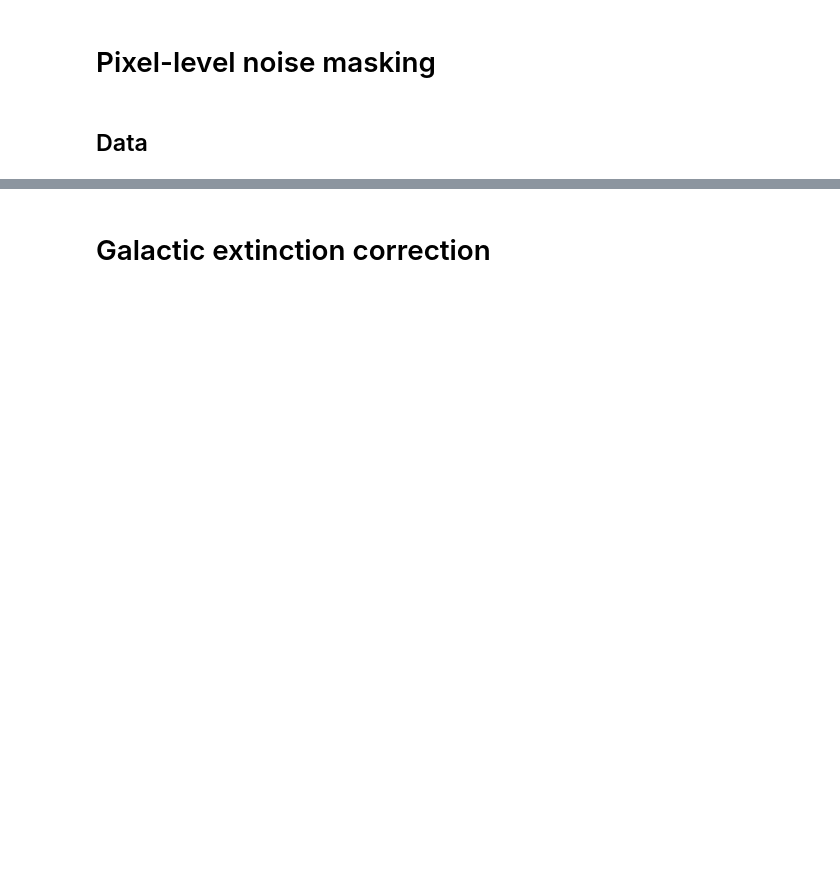
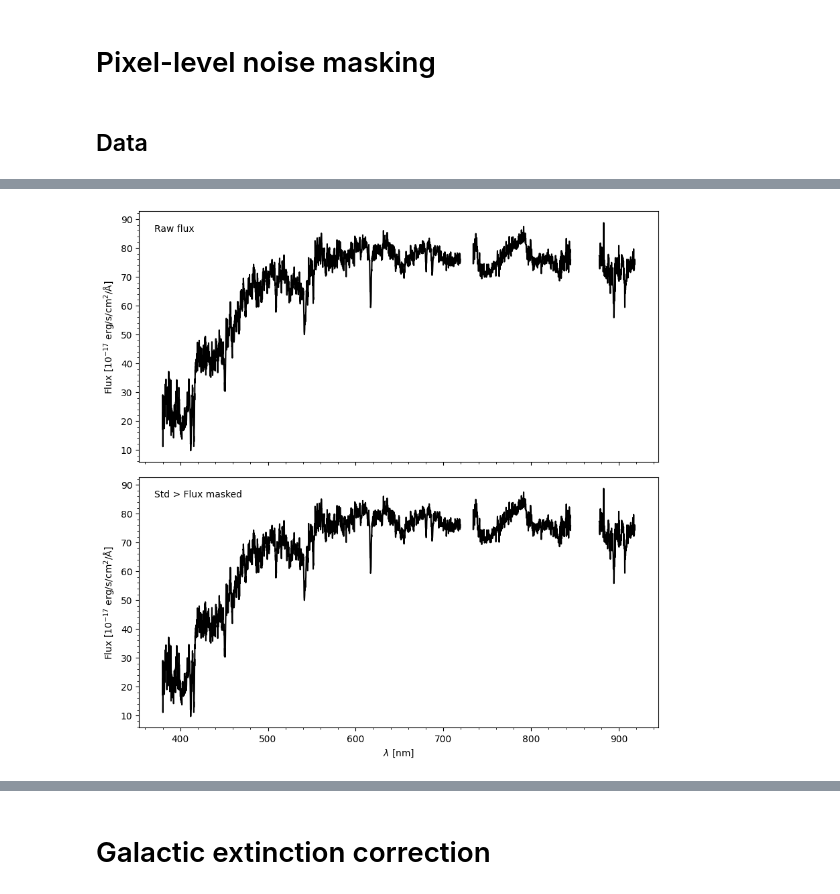
Before and after one commit to ed-ortizm/sdss, a Jupyter notebook: data_prep_illustrations/02_data_prep.ipynb, the cells around one changed output, grey strips where cells are left out. Drawn from its saved outputs; the diff is of its cells as text; code cells hidden in the pictures; blank space fills up the shorter version.

```diff
--- a/data_prep_illustrations/02_data_prep.ipynb
+++ b/data_prep_illustrations/02_data_prep.ipynb
@@ -137,6 +139,7 @@ def remove_large_uncertainties(
         and variance of flux measurements
     """
 
+    n_nan_prior_OI_interp = np.isnan(flux).sum()
     flux = OI_5577_interpolation(wave, flux)
     n_nan_prior_masking = np.isnan(flux).sum()
 
@@ -153,10 +156,11 @@ def remove_large_uncertainties(
     flux[large_variance_mask] = np.nan
     n_nan_after_masking = np.isnan(flux).sum()
 
+    print(f"N of NaNs before OI interp: {n_nan_prior_OI_interp}")
     print(f"N of NaNs before masking: {n_nan_prior_masking}")
-    print(f"N of NaNs after masking: {n_nan_after_masking}")
+    print(f"N of NaNs after uncertainty masking: {n_nan_after_masking}")
 
-    return flux, variance
+    return flux, variance, large_variance_mask
 # %% [markdown]
 ## Dered spectrum
 # %%
@@ -442,3 +575,11 @@ plt.subplots_adjust(
 # Pixel-level noise masking
 # %% [markdown]
 ## Data
+# %%
+count_std_larger_than_flux = np.load(
+    f"{data_dir}/count_std_larger_than_flux.npy"
+).astype(int)
+mapping_dict = dict(count_std_larger_than_flux)
+# %%
+bin_03_df['count_std_gt_flux'] = bin_03_df.index.map(mapping_dict)
+bin_03_df.sort_values(by='count_std_gt_flux', ascending=False, inplace=True)
@@ -445,17 +650,88 @@ plt.subplots_adjust(
 # %%
-file_location = f'{fits_files_dir}/spec-1036-52582-0545.fits' # 220 Nans
-# file_location = f'{fits_files_dir}/spec-1171-52753-0494.fits' # 71 Nans
-# file_location = f'{fits_files_dir}/spec-1728-53228-0490.fits' # 128 Nans in single segment
+# fname = "spec-1332-52781-0597.fits"
+# fname = "spec-0608-52081-0598.fits"
+# fname = "spec-2219-53816-0250.fits"
+# fname= "spec-2019-53430-0175.fits"
+# fname = "spec-1171-52753-0597.fits"
+fname = "spec-0651-52141-0176.fits"
+fname = "spec-1209-52674-0188.fits"
+file_location = f'{fits_files_dir}/pixel_level_noise/{fname}'
+# -------------------------------------------------
 
-# -------------------------------------------------
 (
     raw_flux, sky,
     raw_wave, ivar, specobjid
 ) = get_data_from_fits_file(file_location)
+
 # -------------------------------------------------
-flux_noise_masked, variance = remove_large_uncertainties(
+
+flux_noise_masked, variance, large_variance_mask = remove_large_uncertainties(
     raw_wave, raw_flux, ivar
 )
+
+fig, axs = plt.subplots(
+    2, 1,
+    figsize=(10, 10),
+    sharex=True,
+)
+# -------------------------------------------------
+y_label = r'Flux [$10^{-17}$ erg/s/cm$^2$/Å]'
+# convert to nm
+raw_wave_nm = raw_wave * 0.1
+# -------------------------------------------------
+axs[0].plot(raw_wave_nm, raw_flux, color='black')
+
+axs[0].plot(raw_wave_nm[large_variance_mask], raw_flux[large_variance_mask], color='blue')
+
+axs[0].text(
+    0.03, 0.95,
+    f'Raw flux',
+    transform=axs[0].transAxes,
+    # fontsize=14,
+    verticalalignment='top',
+    # fontweight='bold'
+)
+
+# axs[0].set_ylim(-10, 110)
+# ticks = [25, 50, 75, 100]
+# axs[0].set_yticks(ticks)
+
+axs[0].set_ylabel(y_label)
+
+# -------------------------------------------------
+# Flux OI noise masked
+axs[1].plot(raw_wave_nm, flux_noise_masked, color='black')
+
+axs[1].text(
+    0.03, 0.95,
+    f'Std > Flux masked',
+    transform=axs[1].transAxes,
+    # fontsize=14,
+    verticalalignment='top',
+    # fontweight='bold'
+)
+
+# axs[1].set_ylim(-10, 110)
+# ticks = [25, 50, 75, 100]
+# axs[1].set_yticks(ticks)
+
+
+axs[1].set_ylabel(y_label)
+# -------------------------------------------------
+axs[-1].set_xlabel(r"$\lambda$ [nm]")
+#
+for ax in axs.flatten(): ax.minorticks_on()
+
+# adjust vertical space
+plt.subplots_adjust(
+    hspace=0.06,
+    # wspace=0.1
+)
+# fig.savefig(
+#     f"{ch_3_dir}/noise_masking.pdf",
+#     bbox_inches='tight'
+# )
+# meta.get_sky_server_url(specobjid)
 # idx_masked_values = np.argwhere()
 # variance[np.isnan(flux_noise_masked)]
 # %% [output]
@@ -463,0 +741 @@ N of NaNs after masking: 220
+[figure, added]
```
Also changed, not shown: parts of 19 cells of this notebook.
